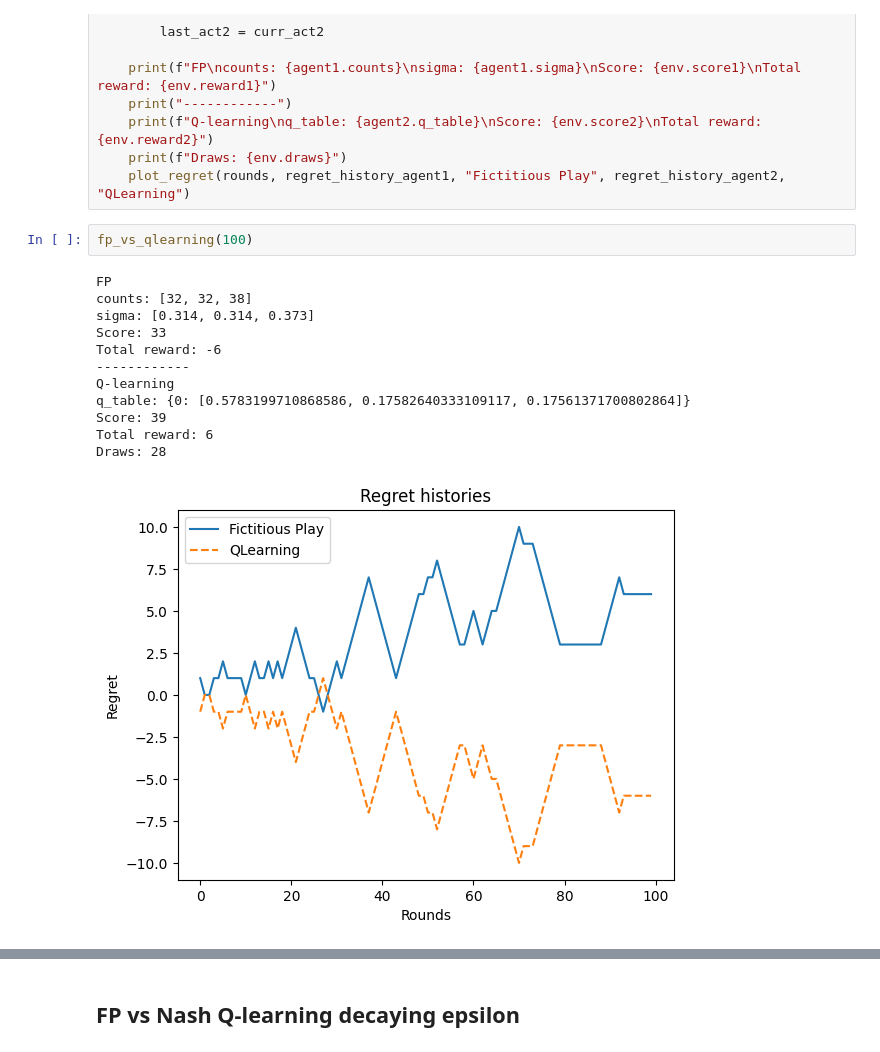
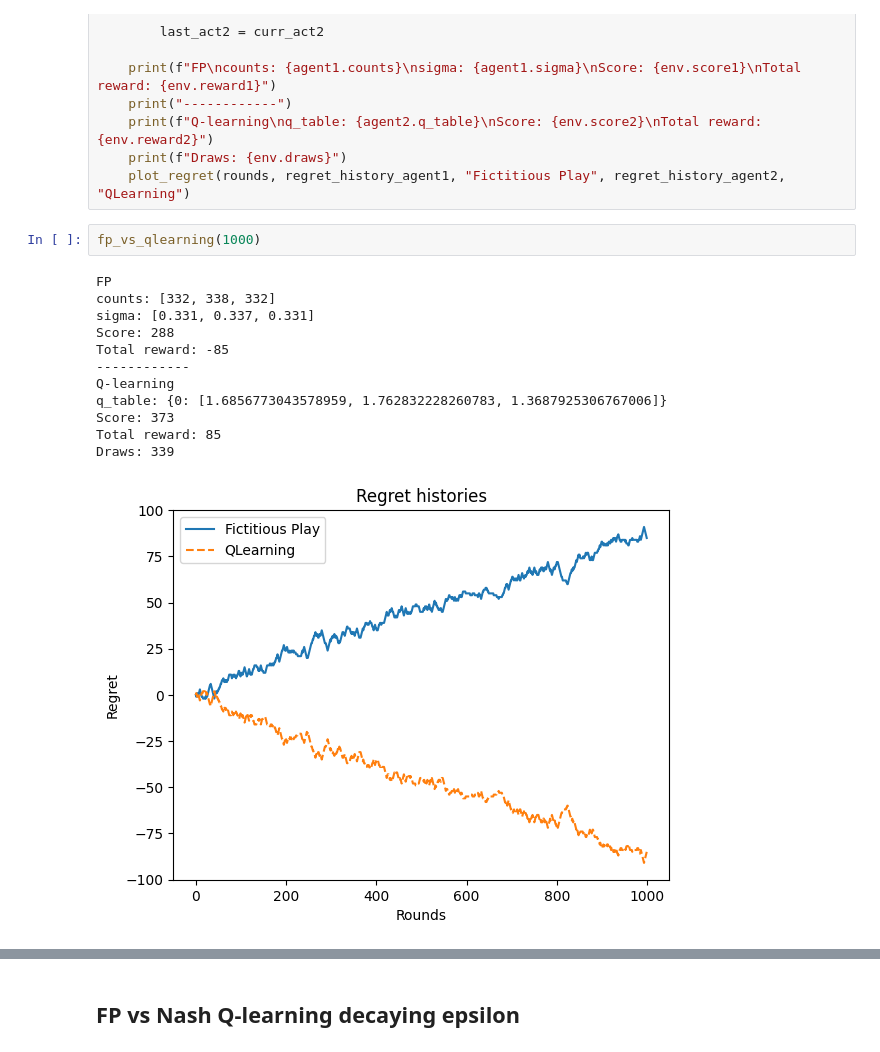
Before and after one commit to gpetrousov/adversarial_rl_demokritos, a Jupyter notebook: FP_and_RL_equilibria.ipynb, the cells around one changed output, grey strips where cells are left out. Saved outputs shown, nothing was run; the diff lists cells and outputs as text.

```diff
--- a/FP_and_RL_equilibria.ipynb
+++ b/FP_and_RL_equilibria.ipynb
@@ -868,17 +870,17 @@ def fp_vs_qlearning(rounds):
     print(f"Draws: {env.draws}")
     plot_regret(rounds, regret_history_agent1, "Fictitious Play", regret_history_agent2, "QLearning")
 # %%
-fp_vs_qlearning(100)
+fp_vs_qlearning(1000)
 # %% [output]
 FP
-counts: [32, 32, 38]
-sigma: [0.314, 0.314, 0.373]
-Score: 33
-Total reward: -6
+counts: [332, 338, 332]
+sigma: [0.331, 0.337, 0.331]
+Score: 288
+Total reward: -85
 ------------
 Q-learning
-q_table: {0: [0.5783199710868586, 0.17582640333109117, 0.17561371700802864]}
-Score: 39
-Total reward: 6
-Draws: 28
+q_table: {0: [1.6856773043578959, 1.762832228260783, 1.3687925306767006]}
+Score: 373
+Total reward: 85
+Draws: 339
-[figure, old version]
+[figure, new version]
```
Also changed, not shown: parts of 2 cells of this notebook.
